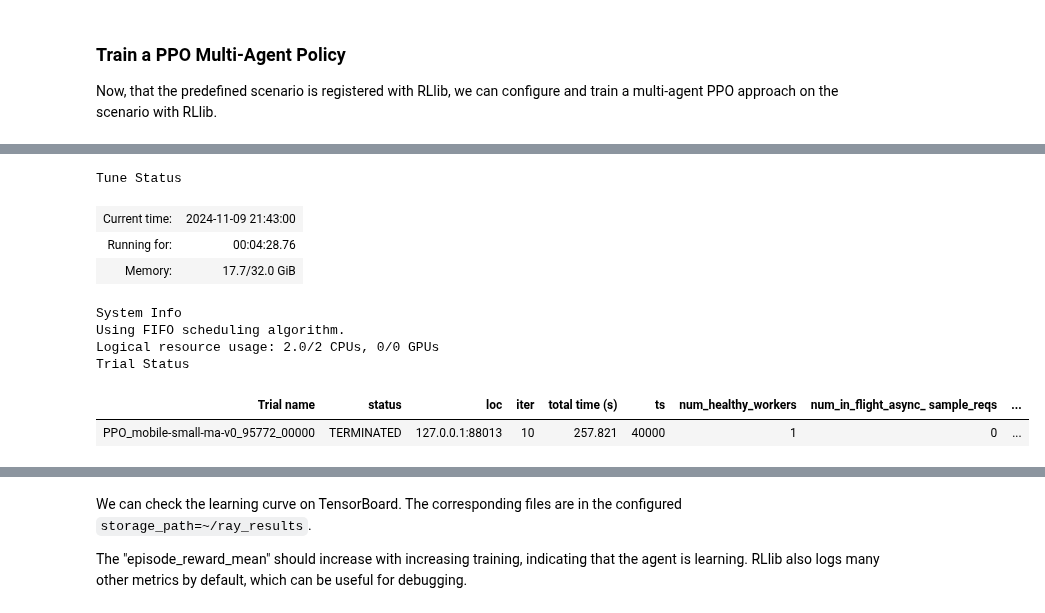
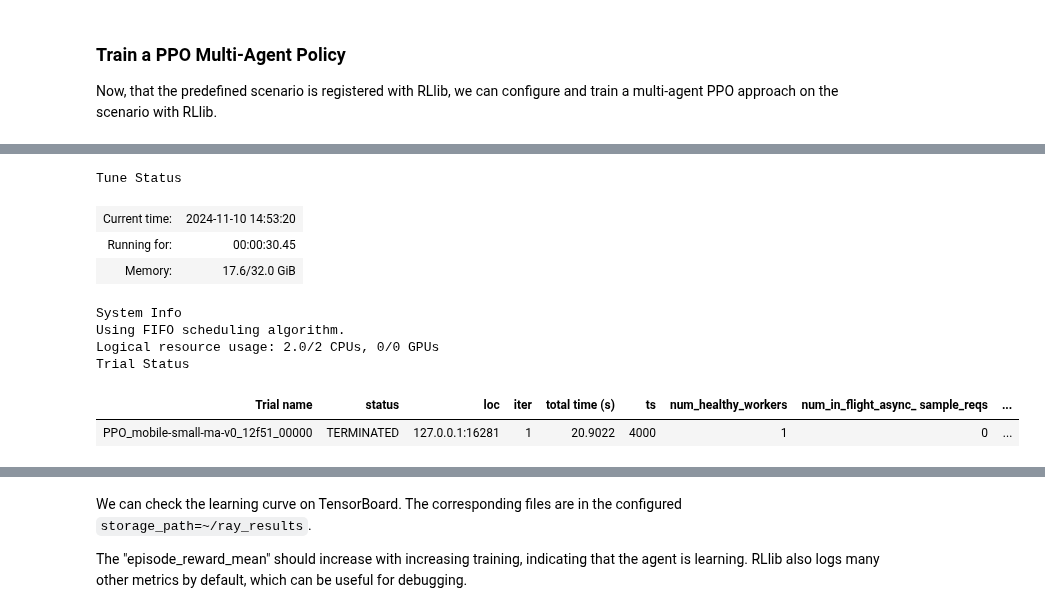
Before and after one commit to stefanbschneider/mobile-env, a Jupyter notebook: examples/rllib.ipynb, the cells around one changed output, grey strips where cells are left out. Drawn from its saved outputs; the diff is of its cells as text; code cells hidden in the pictures.

```diff
--- a/examples/rllib.ipynb
+++ b/examples/rllib.ipynb
@@ -62,6 +62,9 @@ zsh:1: no matches found: ray[rllib]==2.38.0
 # %%
 import gymnasium
 from ray.tune.registry import register_env
+
+# Name of the mobile-env environment (see registry)
+env_name: str = "mobile-small-ma-v0"
 
 # use the mobile-env RLlib wrapper for RLlib
 def register(config):
@@ -69,8 +72,8 @@ def register(config):
     import mobile_env
     from mobile_env.wrappers.multi_agent import RLlibMAWrapper
 
-    env = gymnasium.make("mobile-small-ma-v0")
+    env = gymnasium.make(env_name)
     return RLlibMAWrapper(env)
 
 # register the predefined scenario with RLlib
-register_env("mobile-small-ma-v0", register)
+register_env(env_name, register)
@@ -84,10 +84,12 @@ Now, that the predefined scenario is registered with RLlib, we can configure and
 # %%
 import ray
 
+num_cpus: int = 2
 
-# init ray with available CPUs (and GPUs) and init ray
+# Init ray with available CPUs (and GPUs) and init ray.
+# For local debugging, set num_cpus=0 and local_mode=True.
 ray.init(
-  num_cpus=2,   # change to your available number of CPUs
+  num_cpus=num_cpus,   # change to your available number of CPUs
   include_dashboard=False,
   ignore_reinit_error=True,
   log_to_driver=False,
@@ -106,40 +108,39 @@ from ray.tune.stopper import MaximumIterationStopper
 # Create an RLlib config using multi-agent PPO on mobile-env's small scenario.
 config = (
     PPOConfig()
-    .environment(env="mobile-small-ma-v0")
+    .environment(env=env_name)
     # Here, we configure all agents to share the same policy.
     .multi_agent(
         policies={"shared_policy": PolicySpec()},
         policy_mapping_fn=lambda agent_id, episode, worker, **kwargs: "shared_policy",
     )
-    # RLlib needs +1 CPU than configured below (for the driver/traininer?)
-    .resources(num_cpus_per_worker=1)
-    .rollouts(num_rollout_workers=1)
+    # RLlib needs 1 CPU for the driver/trainer. The rest can be used for env runners.
+    .env_runners(num_env_runners=num_cpus - 1, num_cpus_per_env_runner=1)
 )
 
 # Create the Trainer/Tuner and define how long to train
 tuner = ray.tune.Tuner(
     "PPO",
     run_config=ray.air.RunConfig(
         # Save the training progress and checkpoints locally under the specified subfolder.
         storage_path="~/ray_results",
-        # Control training length by setting the number of iterations. 1 iter = 4000 time steps by default.
-        stop=MaximumIterationStopper(max_iter=10),
+        # Control training length by setting the number of iterations. 1 iter = 4000 env steps by default.
+        stop=MaximumIterationStopper(max_iter=1),
         checkpoint_config=ray.air.CheckpointConfig(checkpoint_at_end=True),
     ),
     param_space=config,
 )
 
 # Run training and save the result
 result_grid = tuner.fit()
 # %% [output]
 Tune Status
-| Current time: | 2024-11-09 21:43:00 |
-| Running for: | 00:04:28.76 |
-| Memory: | 17.7/32.0 GiB |
+| Current time: | 2024-11-10 14:53:20 |
+| Running for: | 00:00:30.45 |
+| Memory: | 17.6/32.0 GiB |
 System Info
 Using FIFO scheduling algorithm.
 Logical resource usage: 2.0/2 CPUs, 0/0 GPUs
 Trial Status
 | Trial name | status | loc | iter | total time (s) | ts | num_healthy_workers | num_in_flight_async_ sample_reqs | ... |
-| PPO_mobile-small-ma-v0_95772_00000 | TERMINATED | 127.0.0.1:88013 | 10 | 257.821 | 40000 | 1 | 0 | ... |
+| PPO_mobile-small-ma-v0_12f51_00000 | TERMINATED | 127.0.0.1:16281 | 1 | 20.9022 | 4000 | 1 | 0 | ... |
```
Also changed, not shown: parts of 7 cells of this notebook, 3 other files.
